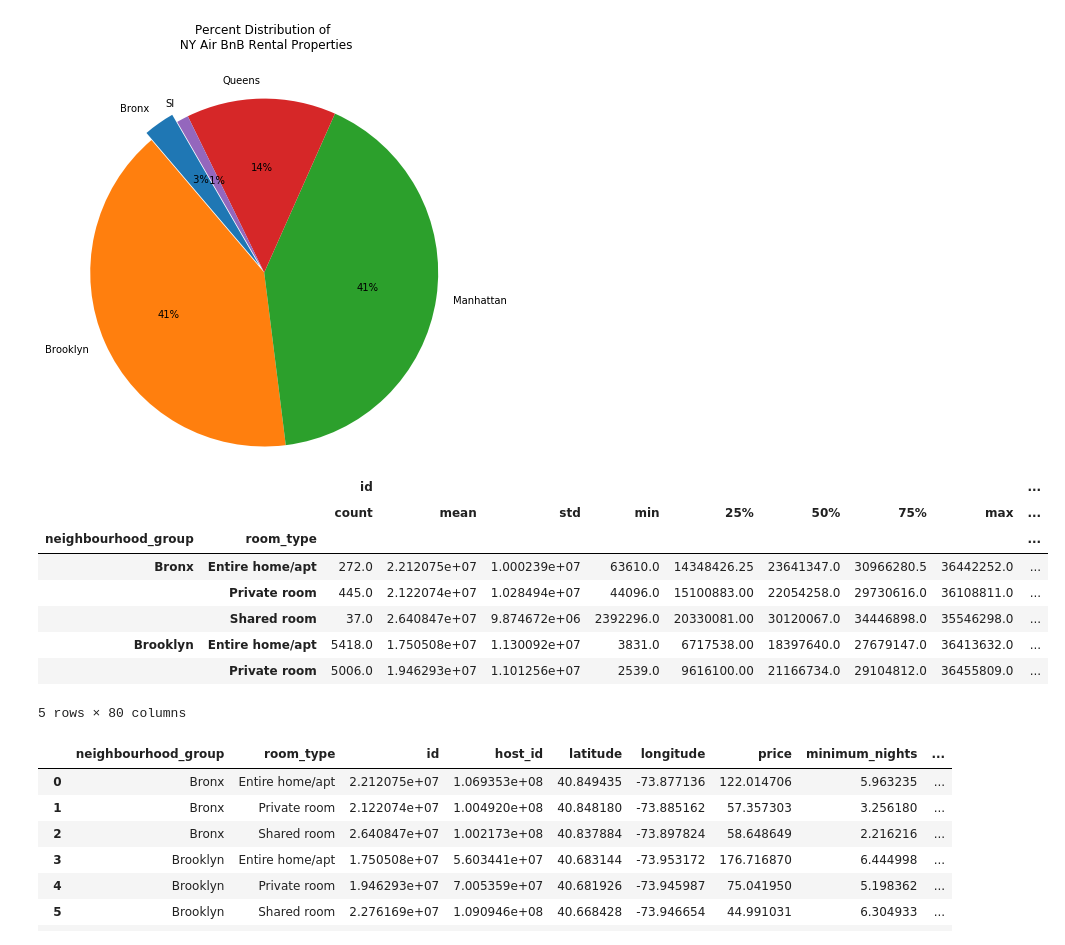
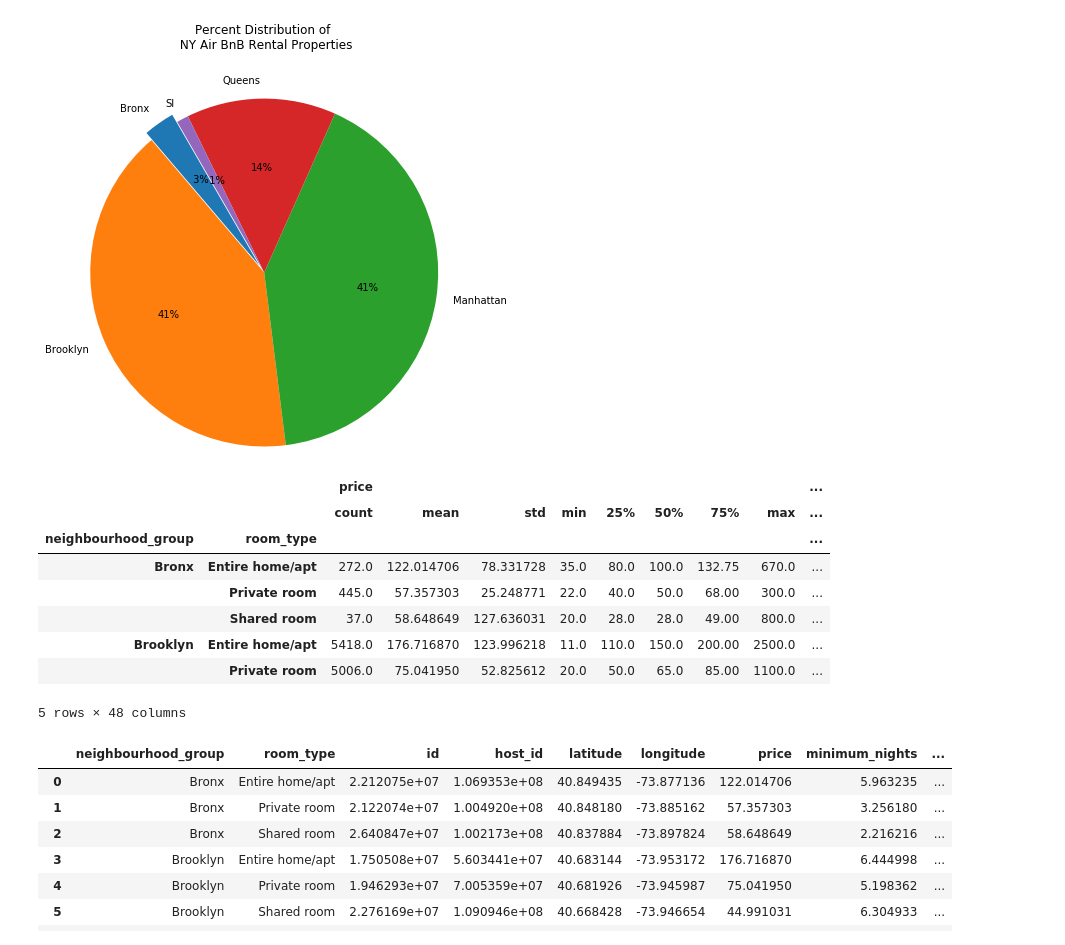
Before and after one commit to mcordray1988/NY_AIR_BNB, a Jupyter notebook: NY_CITY _AIRBNB_DATA.ipynb, the cells around one changed output. Cells and saved outputs as stored; diff of their text form; code cells hidden in the pictures.

```diff
--- a/NY_CITY _AIRBNB_DATA.ipynb
+++ b/NY_CITY _AIRBNB_DATA.ipynb
@@ -320,21 +353,23 @@ plt.show()
 # %% [output]
 [figure]
 # %%
-dfgroupby_stats = df.groupby(["neighbourhood_group","room_type"]).describe()
-dfgroupby_stats.head()
-
-dfgroupby_stats.to_csv("stats.csv")
-dfgroupby_stats.head()
+dfgroupby_stats_df = df.groupby(["neighbourhood_group","room_type"]).describe()
+del dfgroupby_stats_df['id']
+del dfgroupby_stats_df['host_id']
+del dfgroupby_stats_df['latitude']
+del dfgroupby_stats_df['longitude']
+dfgroupby_stats_df.to_csv("stats.csv")
+dfgroupby_stats_df.head()
 # %% [output]
-|  |  | id |  |  |  |  |  |  |  | ... |
+|  |  | price |  |  |  |  |  |  |  | ... |
 |  |  | count | mean | std | min | 25% | 50% | 75% | max | ... |
 | neighbourhood_group | room_type |  |  |  |  |  |  |  |  | ... |
-| Bronx | Entire home/apt | 272.0 | 2.212075e+07 | 1.000239e+07 | 63610.0 | 14348426.25 | 23641347.0 | 30966280.5 | 36442252.0 | ... |
-|  | Private room | 445.0 | 2.122074e+07 | 1.028494e+07 | 44096.0 | 15100883.00 | 22054258.0 | 29730616.0 | 36108811.0 | ... |
-|  | Shared room | 37.0 | 2.640847e+07 | 9.874672e+06 | 2392296.0 | 20330081.00 | 30120067.0 | 34446898.0 | 35546298.0 | ... |
-| Brooklyn | Entire home/apt | 5418.0 | 1.750508e+07 | 1.130092e+07 | 3831.0 | 6717538.00 | 18397640.0 | 27679147.0 | 36413632.0 | ... |
-|  | Private room | 5006.0 | 1.946293e+07 | 1.101256e+07 | 2539.0 | 9616100.00 | 21166734.0 | 29104812.0 | 36455809.0 | ... |
+| Bronx | Entire home/apt | 272.0 | 122.014706 | 78.331728 | 35.0 | 80.0 | 100.0 | 132.75 | 670.0 | ... |
+|  | Private room | 445.0 | 57.357303 | 25.248771 | 22.0 | 40.0 | 50.0 | 68.00 | 300.0 | ... |
+|  | Shared room | 37.0 | 58.648649 | 127.636031 | 20.0 | 28.0 | 28.0 | 49.00 | 800.0 | ... |
+| Brooklyn | Entire home/apt | 5418.0 | 176.716870 | 123.996218 | 11.0 | 110.0 | 150.0 | 200.00 | 2500.0 | ... |
+|  | Private room | 5006.0 | 75.041950 | 52.825612 | 20.0 | 50.0 | 65.0 | 85.00 | 1100.0 | ... |
-5 rows × 80 columns
+5 rows × 48 columns
 # %%
 # group dataframe by neighbourhood group and by room type, and then calculate the mean on all numerical columns
 dfgroupby = df.groupby(["neighbourhood_group","room_type"]).mean()
```
Also changed, not shown: parts of 7 cells of this notebook, 2 other files.
